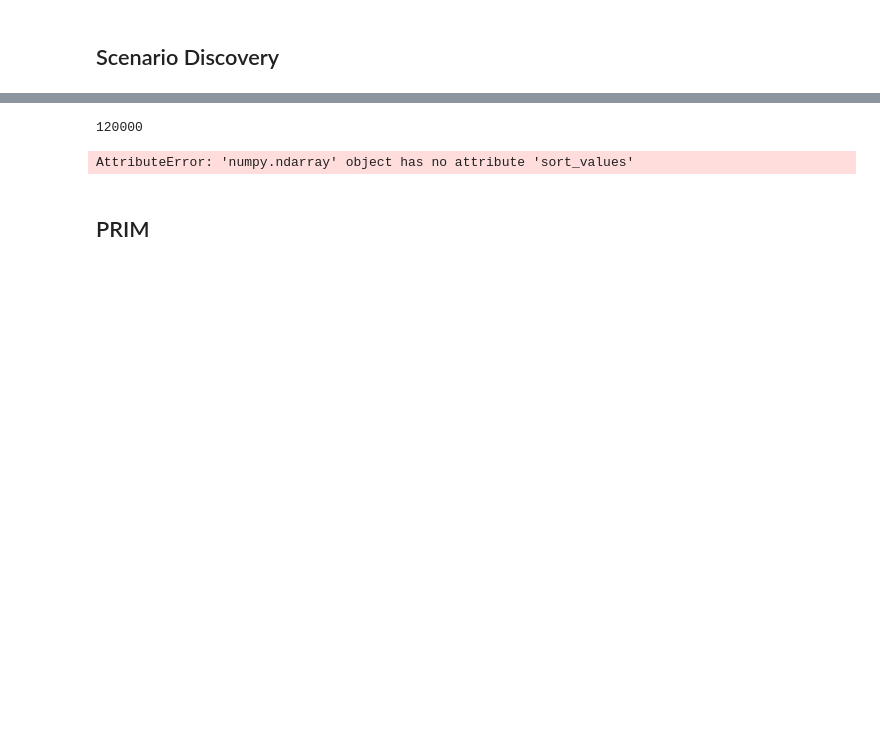
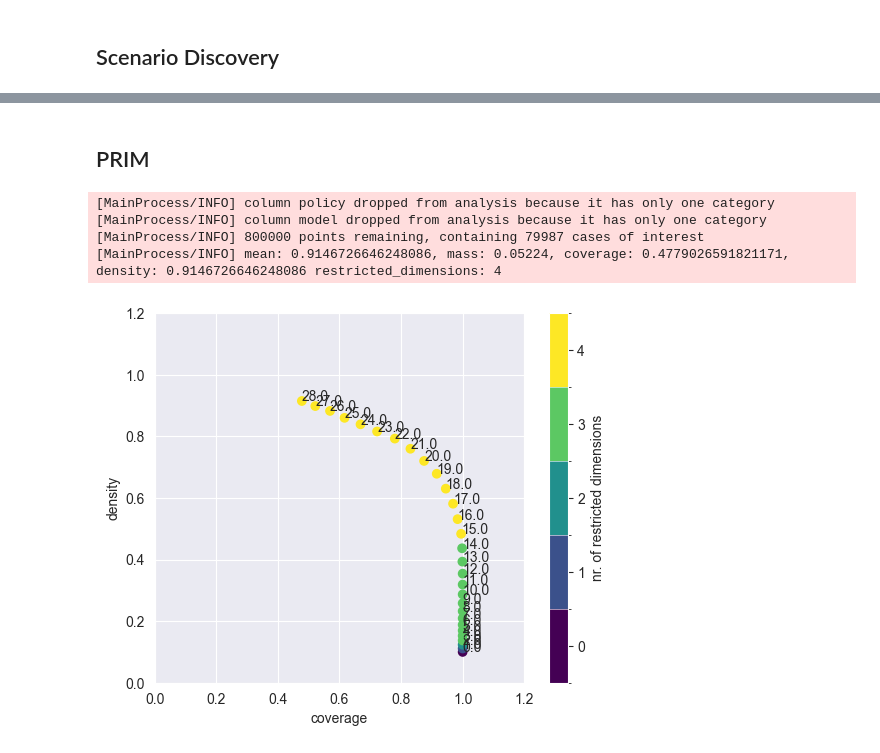
Before and after one commit to jeroenvantil/epa141A_open, a Jupyter notebook: final assignment/Scenario Discovery.ipynb, the cells around one changed output, grey strips where cells are left out. Cells and saved outputs as stored; diff of their text form; code cells hidden in the pictures; blank space fills up the shorter version.

```diff
--- a/final assignment/Scenario Discovery.ipynb
+++ b/final assignment/Scenario Discovery.ipynb
@@ -213,11 +114,19 @@ def sum_three_arrays_in_dict(dictionary, key1, key2, key3, result_key):
 # %%
-top_10 = int(0.1*len(outcomes_SOBOL_OE_SA['Expected Annual Damage']))
+percent_cutoff = int(0.1*len(outcomes['Expected Annual Damage']))
+best_value_damages = df_damages.sort_values(by=0, ascending=True).iloc[percent_cutoff][0]
+worst_value_damages = df_damages.sort_values(by=0, ascending=False).iloc[percent_cutoff][0]
+
+best_value_deaths = df_deaths.sort_values(by=0, ascending=True).iloc[percent_cutoff][0]
+worst_value_deaths = df_deaths.sort_values(by=0, ascending=False).iloc[percent_cutoff][0]
+
+best_value_costs = df_costs.sort_values(by=0, ascending=True).iloc[percent_cutoff][0]
+worst_value_costs = df_costs.sort_values(by=0, ascending=False).iloc[percent_cutoff][0]
-# %% [output]
-120000
 # %%
-y_damages = outcomes_SOBOL_OE_SA['Expected Annual Damage'].sort_values().iloc[top_10]
-y_deaths = outcomes_SOBOL_OE_SA['Expected Number of Deaths'].sort_values().iloc[top_10]
-new_cost_dict = sum_three_arrays_in_dict(outcomes_SOBOL_OE_SA, 'Dike Investment Costs', 'RfR Investment Costs', 'Evacuation Costs', 'Total Costs')
-y_costs = new_cost_dict['Total Costs'].sort_values().iloc[top_10]
+df_damages['y_best'] = (df_damages[0] < best_value_damages).astype(int)
+df_damages['y_worst'] = (df_damages[0] > worst_value_damages).astype(int)
+
+df_deaths['y_best'] = (df_deaths[0] < best_value_deaths).astype(int)
+df_deaths['y_worst'] =(df_deaths[0] > worst_value_deaths).astype(int)
+
+df_costs['y_best'] = (df_costs[0] < best_value_costs).astype(int)
+df_costs['y_worst'] = (df_costs[0] > worst_value_costs).astype(int)
-# %% [output]
-AttributeError: 'numpy.ndarray' object has no attribute 'sort_values'
@@ -226,7 +133,20 @@ x = experiments_SOBOL_OE_SA
+# %%
+x = experiments
 # %% [markdown]
 ## PRIM
 # %%
 ema_logging.log_to_stderr(ema_logging.INFO)
-prim_alg = prim.Prim(x=x, y=y_damages, threshold= 0.8, peel_alpha= 0.1)
+prim_alg = prim.Prim(x=x, y=df_deaths['y_best'], threshold= 0.8, peel_alpha= 0.1)
 
 box_damages = prim_alg.find_box()
+# %% [output]
+[MainProcess/INFO] column policy dropped from analysis because it has only one category
+[MainProcess/INFO] column model dropped from analysis because it has only one category
+[MainProcess/INFO] 800000 points remaining, containing 79987 cases of interest
+[MainProcess/INFO] mean: 0.9146726646248086, mass: 0.05224, coverage: 0.4779026591821171, density: 0.9146726646248086 restricted_dimensions: 4
+# %%
+# Plot the trade-off curve
+box_damages.show_tradeoff(annotated=True)
+plt.show()
+# %% [output]
+[figure, added]
```
Also changed, not shown: parts of 12 cells of this notebook, 8 other files.
